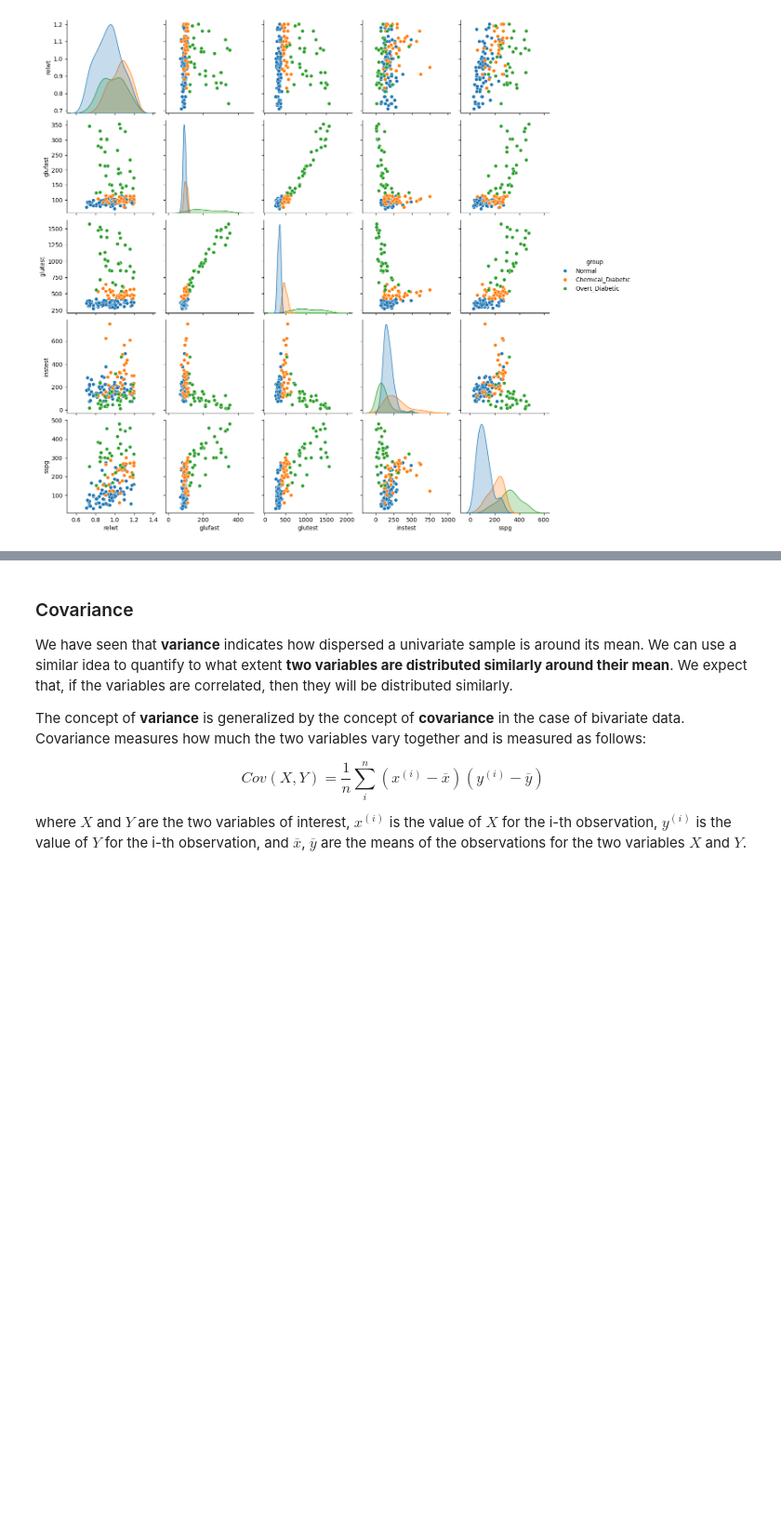
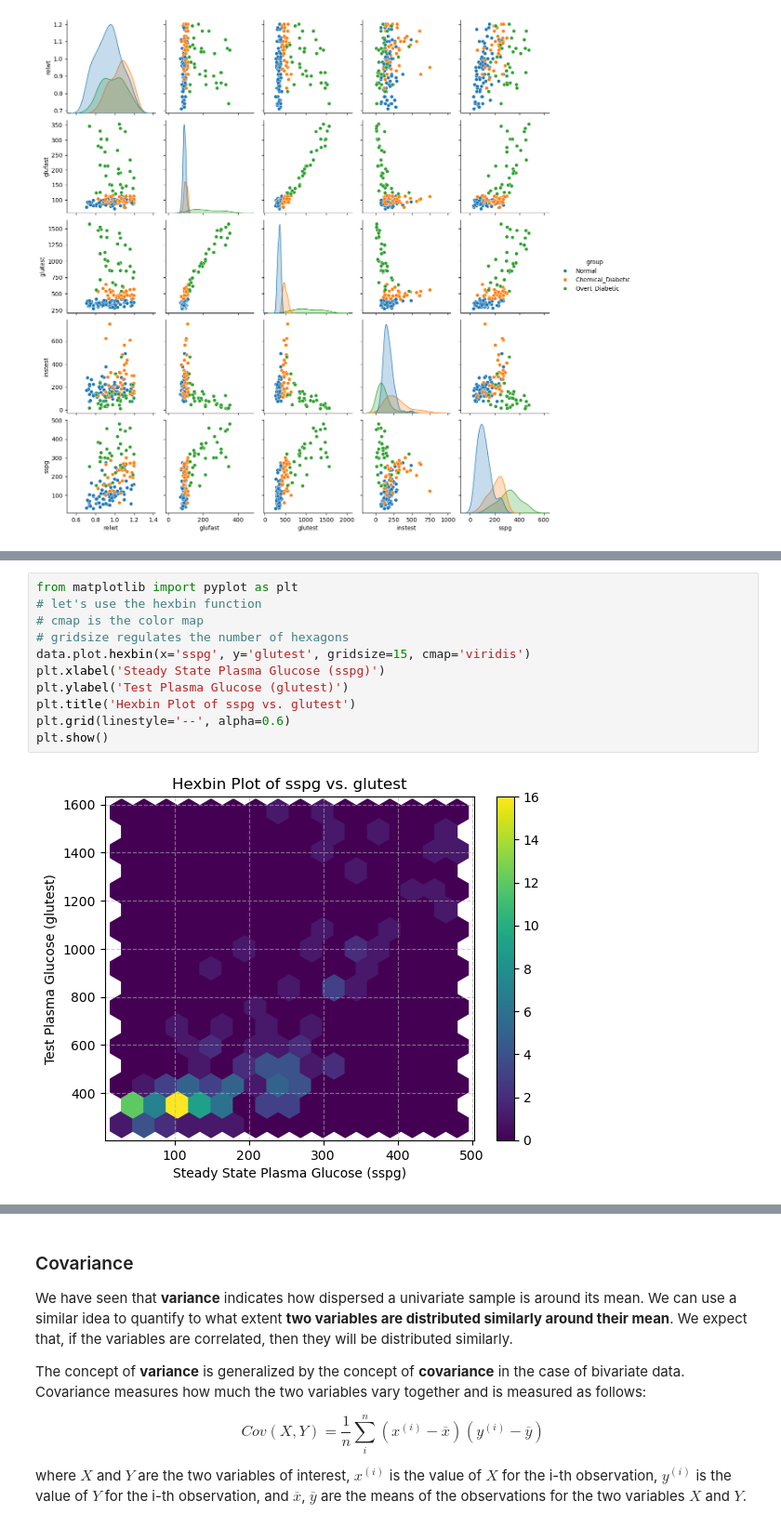
Before and after one commit to antoninofurnari/fadlecturenotes2526, a Jupyter notebook: lecturenotes/lectures/04_association_between_variables.ipynb, the cells around one changed output, grey strips where cells are left out. Shown at 93% size. Drawn from its saved outputs; the diff is of its cells as text; blank space fills up the shorter version.

```diff
--- a/lecturenotes/lectures/04_association_between_variables.ipynb
+++ b/lecturenotes/lectures/04_association_between_variables.ipynb
@@ -419,0 +303,13 @@ plt.show()
+# %%
+from matplotlib import pyplot as plt
+# let's use the hexbin function
+# cmap is the color map
+# gridsize regulates the number of hexagons
+data.plot.hexbin(x='sspg', y='glutest', gridsize=15, cmap='viridis')
+plt.xlabel('Steady State Plasma Glucose (sspg)')
+plt.ylabel('Test Plasma Glucose (glutest)')
+plt.title('Hexbin Plot of sspg vs. glutest')
+plt.grid(linestyle='--', alpha=0.6)
+plt.show()
+# %% [output]
+[figure, added]
```
Also changed, not shown: parts of 37 cells of this notebook, 5 other files.
